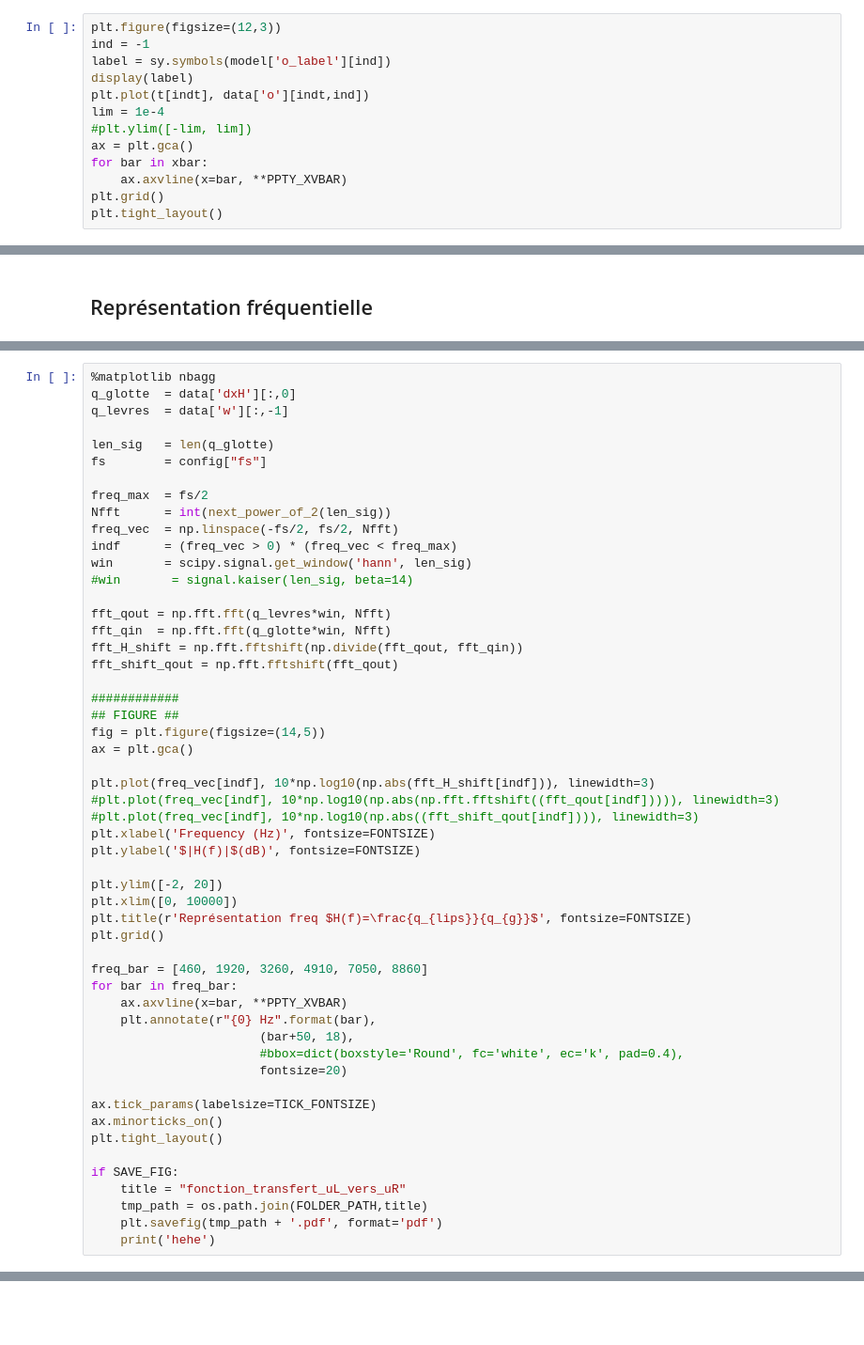
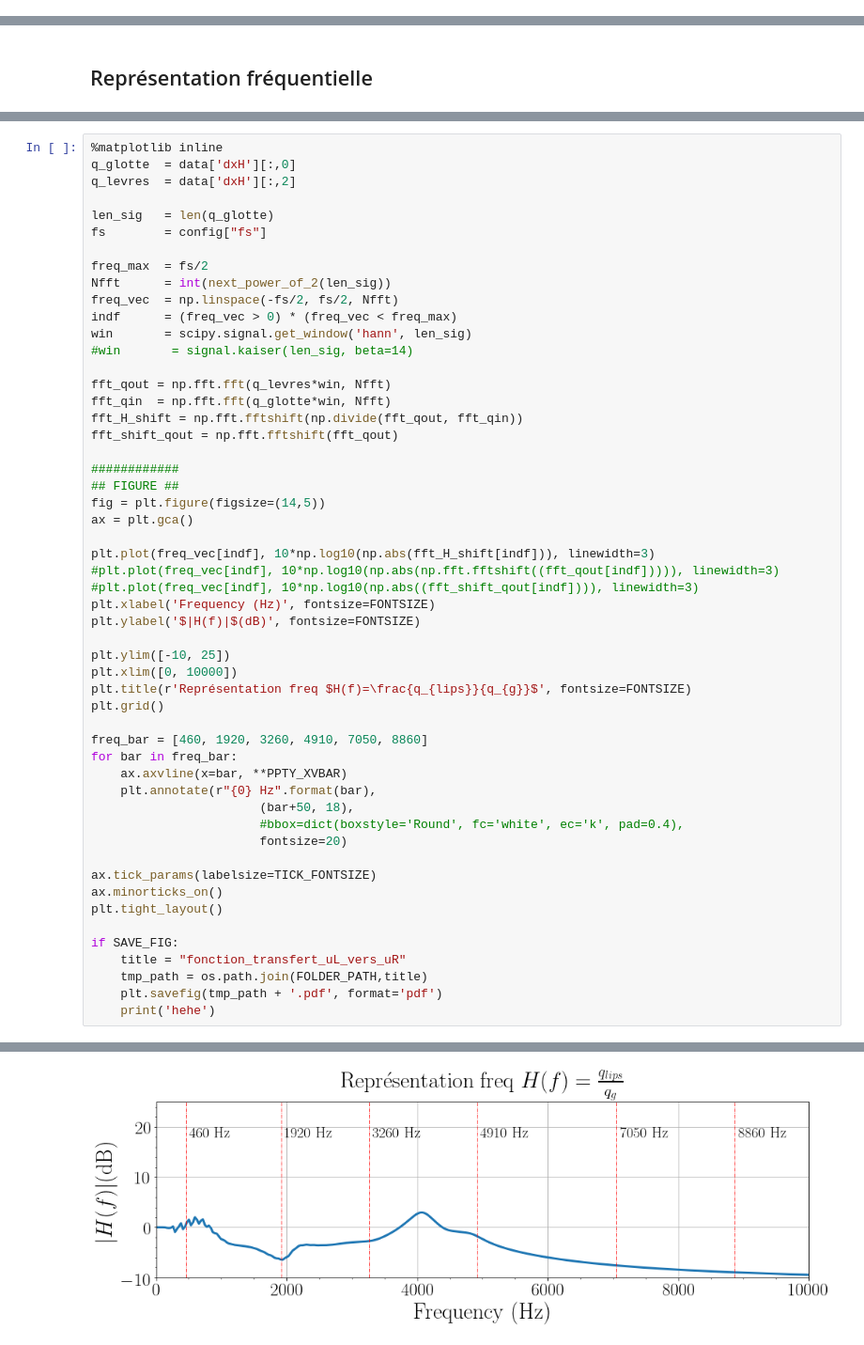
Before and after one commit to WetzelVictor/radiationVocalTract, a Jupyter notebook: 01_GRAPHS_tube_uniforme.ipynb, the cells around one changed output, grey strips where cells are left out. Shown: that part at 94% size. Saved outputs shown, nothing was run; the diff lists cells and outputs as text; blank space fills up the shorter version.

```diff
--- a/01_GRAPHS_tube_uniforme.ipynb
+++ b/01_GRAPHS_tube_uniforme.ipynb
@@ -403,13 +396,0 @@ for val,i in enumerate(xlabel):
-# %%
-plt.figure(figsize=(12,3))
-ind = -1
-label = sy.symbols(model['o_label'][ind])
-display(label)
-plt.plot(t[indt], data['o'][indt,ind])
-lim = 1e-4
-#plt.ylim([-lim, lim])
-ax = plt.gca()
-for bar in xbar:
-    ax.axvline(x=bar, **PPTY_XVBAR)
-plt.grid()
-plt.tight_layout()
@@ -433,7 +408,7 @@ for val,i in enumerate(model["w_label"]):
 # %%
-%matplotlib nbagg
+%matplotlib inline
 q_glotte  = data['dxH'][:,0]
-q_levres  = data['w'][:,-1]
+q_levres  = data['dxH'][:,2]
 
 len_sig   = len(q_glotte)
 fs        = config["fs"]
@@ -461,7 +436,7 @@ plt.plot(freq_vec[indf], 10*np.log10(np.abs(fft_H_shift[indf])), linewidth=3)
 plt.xlabel('Frequency (Hz)', fontsize=FONTSIZE)
 plt.ylabel('$|H(f)|$(dB)', fontsize=FONTSIZE)
 
-plt.ylim([-2, 20])
+plt.ylim([-10, 25])
 plt.xlim([0, 10000])
 plt.title(r'Représentation freq $H(f)=\frac{q_{lips}}{q_{g}}$', fontsize=FONTSIZE)
 plt.grid()
@@ -488,0 +462 @@ if SAVE_FIG:
+[figure, added]
```
Also changed, not shown: parts of 17 cells of this notebook, 1 other file.
